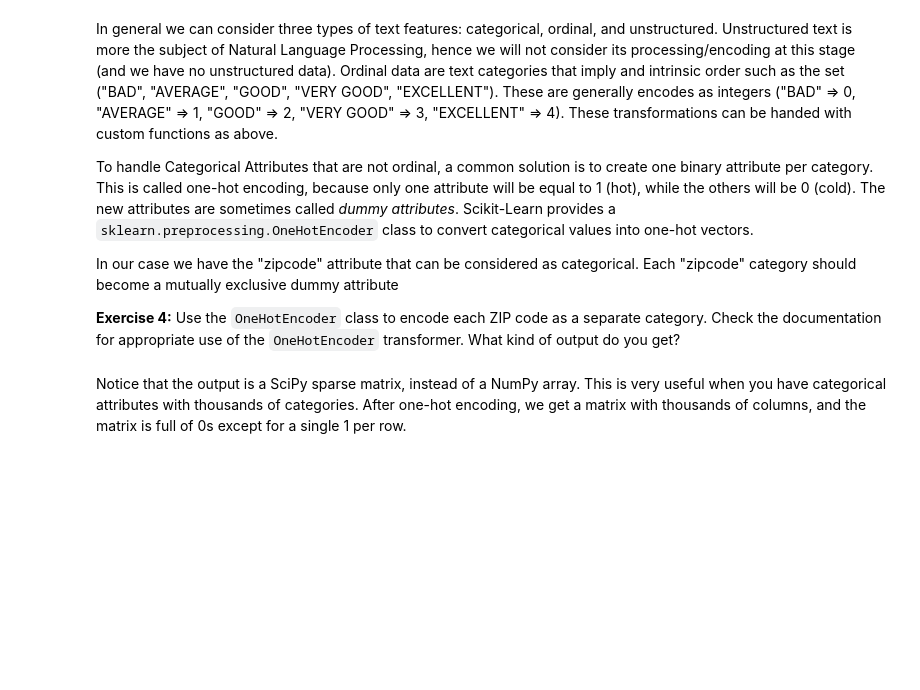
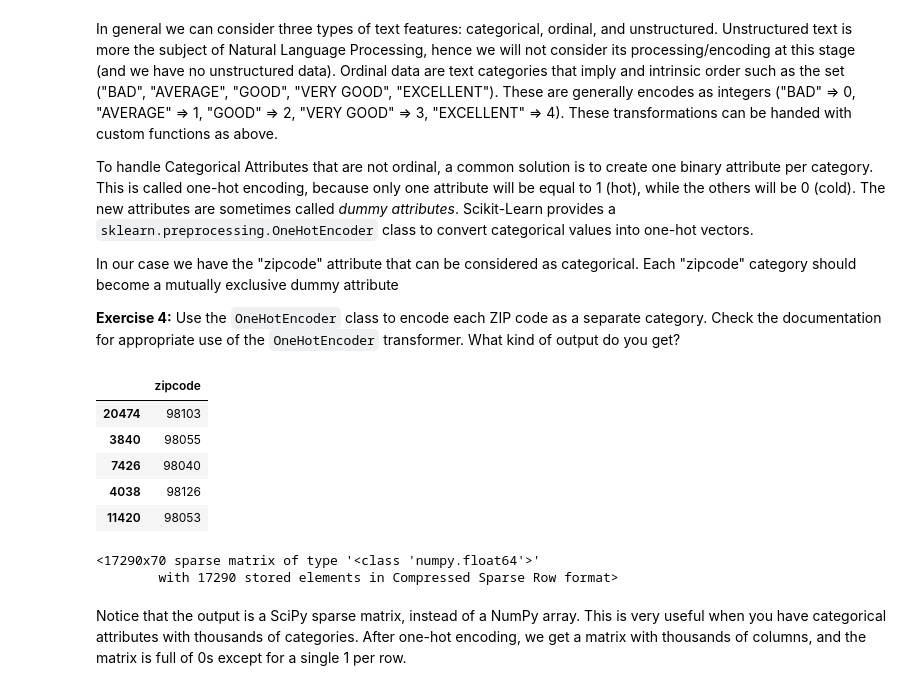
Before and after one commit to albert-kuc/P4DS, a Jupyter notebook: 02_Preprocessing_pipeline.ipynb, the cells around one changed output. Saved outputs shown, nothing was run; the diff lists cells and outputs as text; code cells hidden in the pictures; blank space fills up the shorter version.

Commit message:
Updated 02_Preprocessing_pipeline

```diff
--- a/02_Preprocessing_pipeline.ipynb
+++ b/02_Preprocessing_pipeline.ipynb
@@ -440,3 +521,21 @@ In our case we have the "zipcode" attribute that can be considered as categorica
+# %%
+housing_zip = housing[['zipcode']]
+housing_zip.head()
+# %% [output]
+|  | zipcode |
+| 20474 | 98103 |
+| 3840 | 98055 |
+| 7426 | 98040 |
+| 4038 | 98126 |
+| 11420 | 98053 |
+# %%
+from sklearn.preprocessing import OneHotEncoder
+cat_encoder = OneHotEncoder(categories='auto')
+housing_zipcode_1hot = cat_encoder.fit_transform(housing_zip)
+housing_zipcode_1hot
+# %% [output]
+<17290x70 sparse matrix of type '<class 'numpy.float64'>'
+        with 17290 stored elements in Compressed Sparse Row format>
 # %% [markdown]
 Notice that the output is a SciPy sparse matrix, instead of a NumPy array. This is very useful when you have categorical attributes with thousands of categories. After one-hot encoding, we get a matrix with thousands of columns, and the matrix is full of 0s except for a single 1 per row.
 # %%
```
Also changed, not shown: parts of 40 cells of this notebook.
